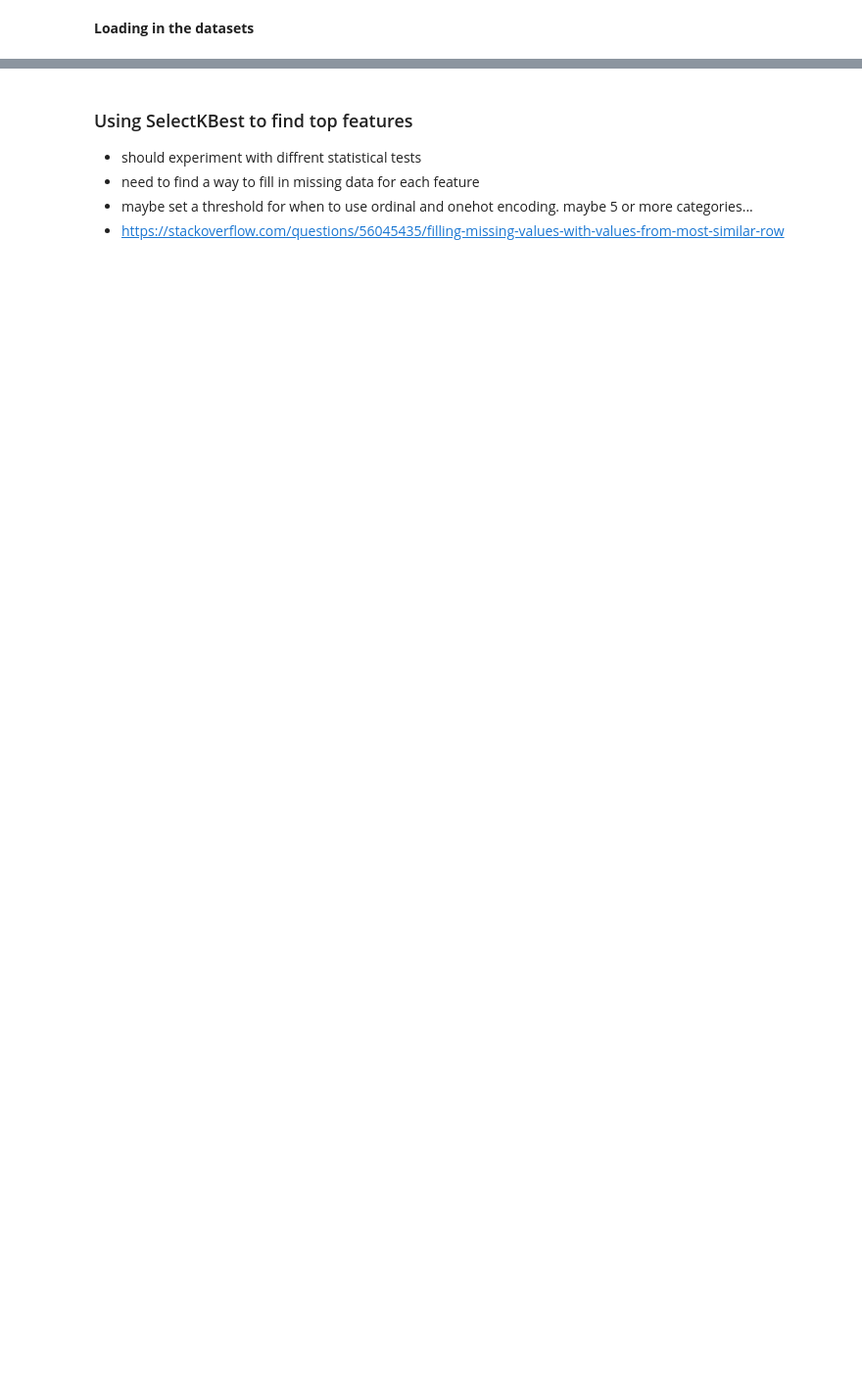
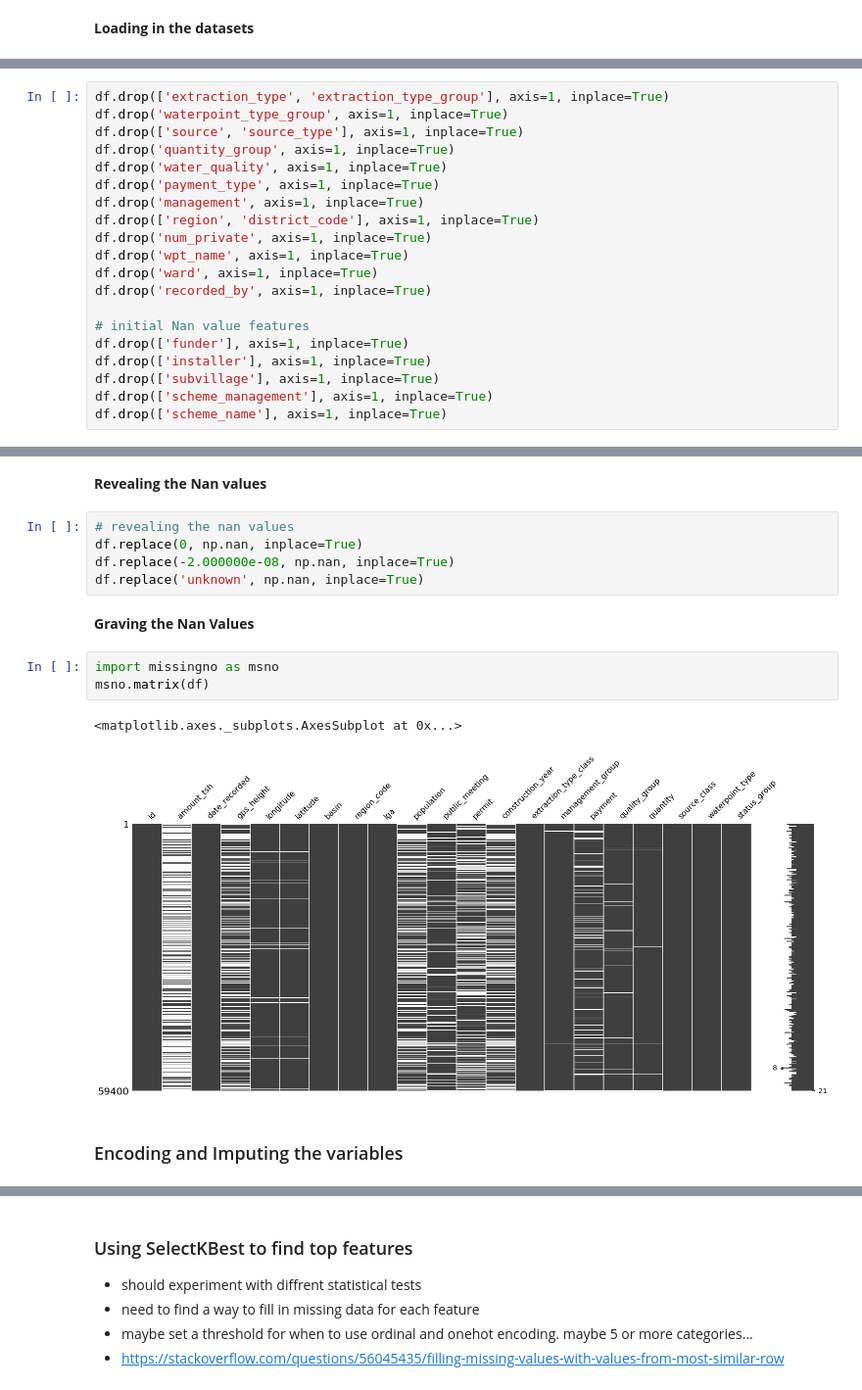
Before and after one commit to Tyler9937/Data-Science-and-Computer-Science-Fundamentals, a Jupyter notebook: Predictive Modeling/Tanzanian Ministry of Water Dataset Project/TMW Dataset Analysis.ipynb, the cells around one changed output, grey strips where cells are left out. Shown at 98% size. Cells and saved outputs as stored; diff of their text form; blank space fills up the shorter version.

```diff
--- a/Predictive Modeling/Tanzanian Ministry of Water Dataset Project/TMW Dataset Analysis.ipynb
+++ b/Predictive Modeling/Tanzanian Ministry of Water Dataset Project/TMW Dataset Analysis.ipynb
@@ -38,0 +217,20 @@ df = X_train.merge(y_train, on='id')
+# %%
+df.drop(['extraction_type', 'extraction_type_group'], axis=1, inplace=True)
+df.drop('waterpoint_type_group', axis=1, inplace=True)
+df.drop(['source', 'source_type'], axis=1, inplace=True)
+df.drop('quantity_group', axis=1, inplace=True)
+df.drop('water_quality', axis=1, inplace=True)
+df.drop('payment_type', axis=1, inplace=True)
+df.drop('management', axis=1, inplace=True)
+df.drop(['region', 'district_code'], axis=1, inplace=True)
+df.drop('num_private', axis=1, inplace=True)
+df.drop('wpt_name', axis=1, inplace=True)
+df.drop('ward', axis=1, inplace=True)
+df.drop('recorded_by', axis=1, inplace=True)
+
+# initial Nan value features
+df.drop(['funder'], axis=1, inplace=True)
+df.drop(['installer'], axis=1, inplace=True)
+df.drop(['subvillage'], axis=1, inplace=True)
+df.drop(['scheme_management'], axis=1, inplace=True)
+df.drop(['scheme_name'], axis=1, inplace=True)
@@ -38,0 +282,17 @@ df = X_train.merge(y_train, on='id')
+# %% [markdown]
+**Revealing the Nan values**
+# %%
+# revealing the nan values
+df.replace(0, np.nan, inplace=True)
+df.replace(-2.000000e-08, np.nan, inplace=True)
+df.replace('unknown', np.nan, inplace=True)
+# %% [markdown]
+**Graving the Nan Values**
+# %%
+import missingno as msno
+msno.matrix(df)
+# %% [output]
+<matplotlib.axes._subplots.AxesSubplot at 0x...>
+[figure, added]
+# %% [markdown]
+### Encoding and Imputing the variables
```
Also changed, not shown: parts of 42 cells of this notebook, 1 other file.
